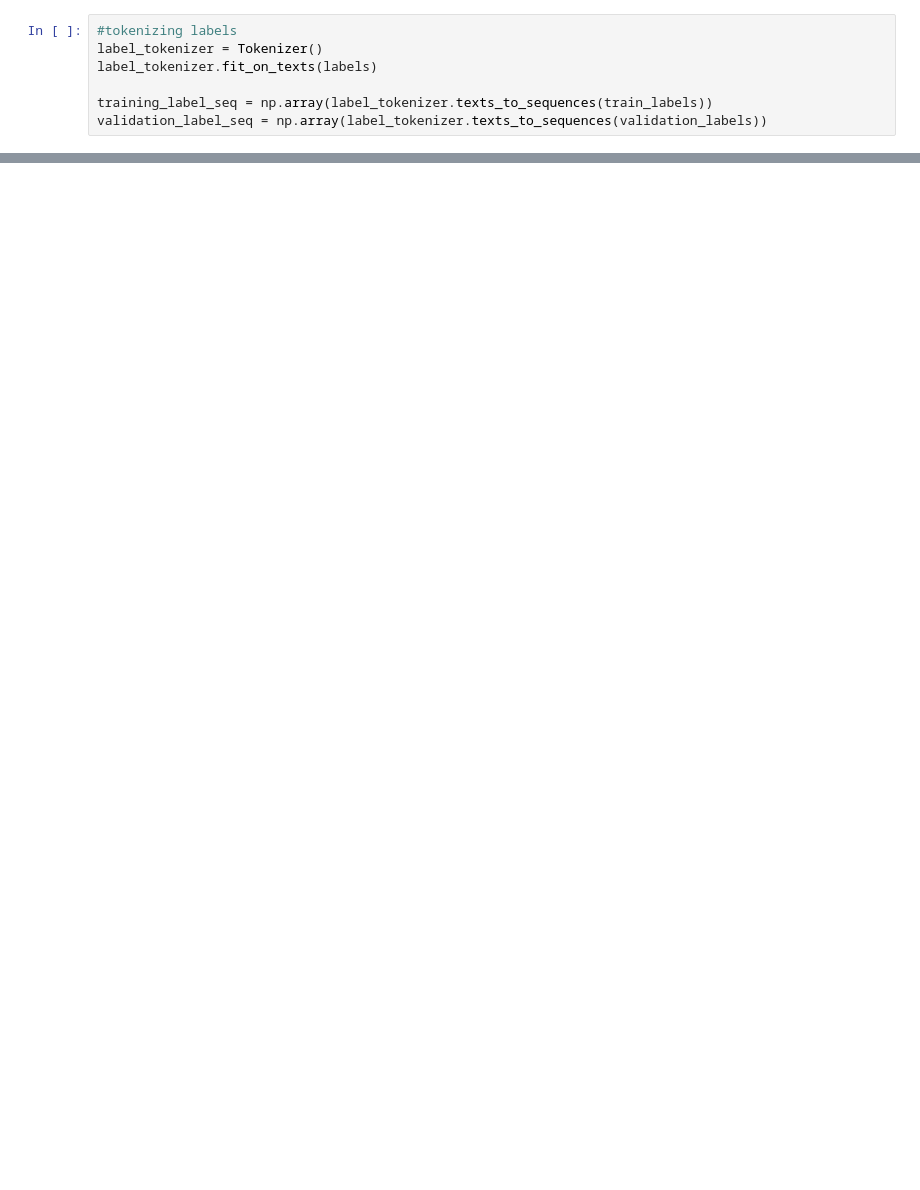
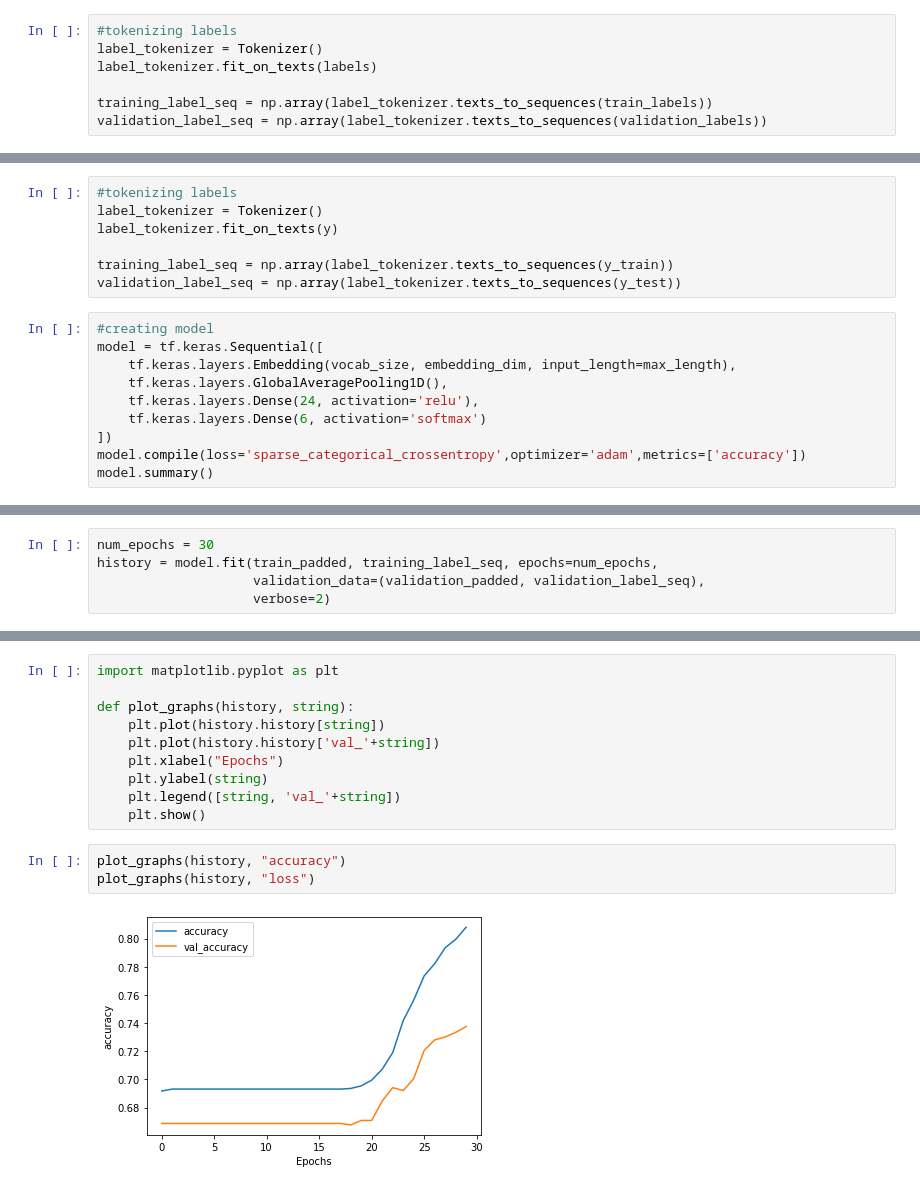
Before and after one commit to EvaRadu/Projet-Tatia, a Jupyter notebook: TestEva.ipynb, the cells around one changed output, grey strips where cells are left out. Drawn from its saved outputs; the diff is of its cells as text; blank space fills up the shorter version.

Commit message:
Word embedding with neural network

```diff
--- a/TestEva.ipynb
+++ b/TestEva.ipynb
@@ -582,0 +631,17 @@ InvalidArgumentError:  logits and labels must have the same first dimension, got
+# %%
+#tokenizing labels
+label_tokenizer = Tokenizer()
+label_tokenizer.fit_on_texts(y)
+
+training_label_seq = np.array(label_tokenizer.texts_to_sequences(y_train))
+validation_label_seq = np.array(label_tokenizer.texts_to_sequences(y_test))
+# %%
+#creating model
+model = tf.keras.Sequential([
+    tf.keras.layers.Embedding(vocab_size, embedding_dim, input_length=max_length),
+    tf.keras.layers.GlobalAveragePooling1D(),
+    tf.keras.layers.Dense(24, activation='relu'),
+    tf.keras.layers.Dense(6, activation='softmax')
+])
+model.compile(loss='sparse_categorical_crossentropy',optimizer='adam',metrics=['accuracy'])
+model.summary()
@@ -582,0 +667,5 @@ InvalidArgumentError:  logits and labels must have the same first dimension, got
+# %%
+num_epochs = 30
+history = model.fit(train_padded, training_label_seq, epochs=num_epochs,
+                    validation_data=(validation_padded, validation_label_seq),
+                    verbose=2)
@@ -582,0 +690,15 @@ InvalidArgumentError:  logits and labels must have the same first dimension, got
+# %%
+import matplotlib.pyplot as plt
+
+def plot_graphs(history, string):
+    plt.plot(history.history[string])
+    plt.plot(history.history['val_'+string])
+    plt.xlabel("Epochs")
+    plt.ylabel(string)
+    plt.legend([string, 'val_'+string])
+    plt.show()
+# %%
+plot_graphs(history, "accuracy")
+plot_graphs(history, "loss")
+# %% [output]
+[figure, added]
```
Also changed, not shown: parts of 49 cells of this notebook, 5 other files.
